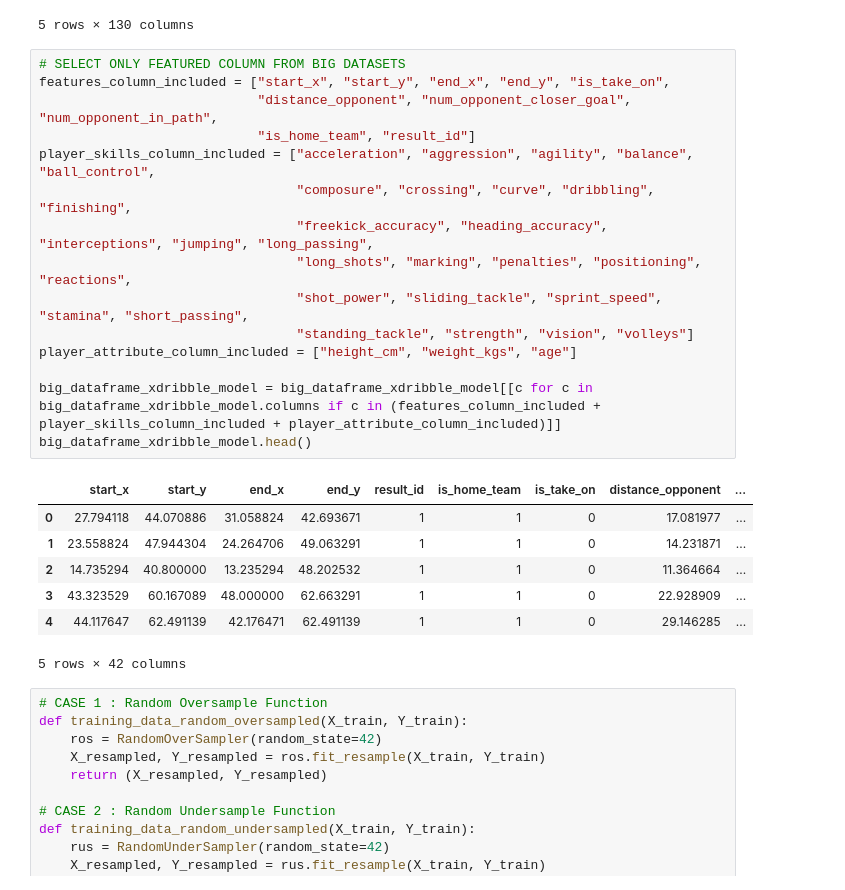
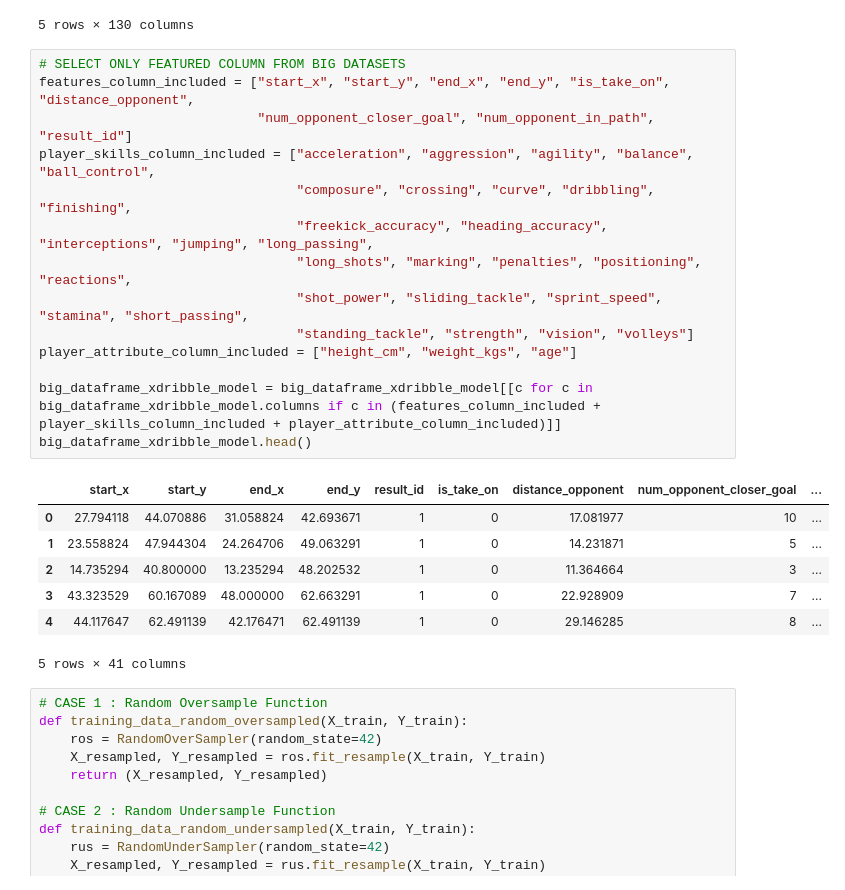
Before and after one commit to Steve23522016/vaep-base-code, a Jupyter notebook: notebooks/expected_dribbling_model.ipynb, the cells around one changed output. Saved outputs shown, nothing was run; the diff lists cells and outputs as text.

```diff
--- a/notebooks/expected_dribbling_model.ipynb
+++ b/notebooks/expected_dribbling_model.ipynb
@@ -441,27 +441,26 @@ big_dataframe_xdribble_model.head()
 5 rows × 130 columns
 # %%
 # SELECT ONLY FEATURED COLUMN FROM BIG DATASETS
-features_column_included = ["start_x", "start_y", "end_x", "end_y", "is_take_on",
-                            "distance_opponent", "num_opponent_closer_goal", "num_opponent_in_path",
-                            "is_home_team", "result_id"]
+features_column_included = ["start_x", "start_y", "end_x", "end_y", "is_take_on", "distance_opponent",
+                            "num_opponent_closer_goal", "num_opponent_in_path", "result_id"]
 player_skills_column_included = ["acceleration", "aggression", "agility", "balance", "ball_control",
                                  "composure", "crossing", "curve", "dribbling", "finishing",
                                  "freekick_accuracy", "heading_accuracy", "interceptions", "jumping", "long_passing",
                                  "long_shots", "marking", "penalties", "positioning", "reactions",
                                  "shot_power", "sliding_tackle", "sprint_speed", "stamina", "short_passing",
                                  "standing_tackle", "strength", "vision", "volleys"]
 player_attribute_column_included = ["height_cm", "weight_kgs", "age"]
 
 big_dataframe_xdribble_model = big_dataframe_xdribble_model[[c for c in big_dataframe_xdribble_model.columns if c in (features_column_included + player_skills_column_included + player_attribute_column_included)]]
 big_dataframe_xdribble_model.head()
 # %% [output]
-|  | start_x | start_y | end_x | end_y | result_id | is_home_team | is_take_on | distance_opponent | ... |
-| 0 | 27.794118 | 44.070886 | 31.058824 | 42.693671 | 1 | 1 | 0 | 17.081977 | ... |
-| 1 | 23.558824 | 47.944304 | 24.264706 | 49.063291 | 1 | 1 | 0 | 14.231871 | ... |
-| 2 | 14.735294 | 40.800000 | 13.235294 | 48.202532 | 1 | 1 | 0 | 11.364664 | ... |
-| 3 | 43.323529 | 60.167089 | 48.000000 | 62.663291 | 1 | 1 | 0 | 22.928909 | ... |
-| 4 | 44.117647 | 62.491139 | 42.176471 | 62.491139 | 1 | 1 | 0 | 29.146285 | ... |
+|  | start_x | start_y | end_x | end_y | result_id | is_take_on | distance_opponent | num_opponent_closer_goal | ... |
+| 0 | 27.794118 | 44.070886 | 31.058824 | 42.693671 | 1 | 0 | 17.081977 | 10 | ... |
+| 1 | 23.558824 | 47.944304 | 24.264706 | 49.063291 | 1 | 0 | 14.231871 | 5 | ... |
+| 2 | 14.735294 | 40.800000 | 13.235294 | 48.202532 | 1 | 0 | 11.364664 | 3 | ... |
+| 3 | 43.323529 | 60.167089 | 48.000000 | 62.663291 | 1 | 0 | 22.928909 | 7 | ... |
+| 4 | 44.117647 | 62.491139 | 42.176471 | 62.491139 | 1 | 0 | 29.146285 | 8 | ... |
-5 rows × 42 columns
+5 rows × 41 columns
 # %%
 # CASE 1 : Random Oversample Function
 def training_data_random_oversampled(X_train, Y_train):
```
Also changed, not shown: parts of 1 cell of this notebook, 4 other files.
